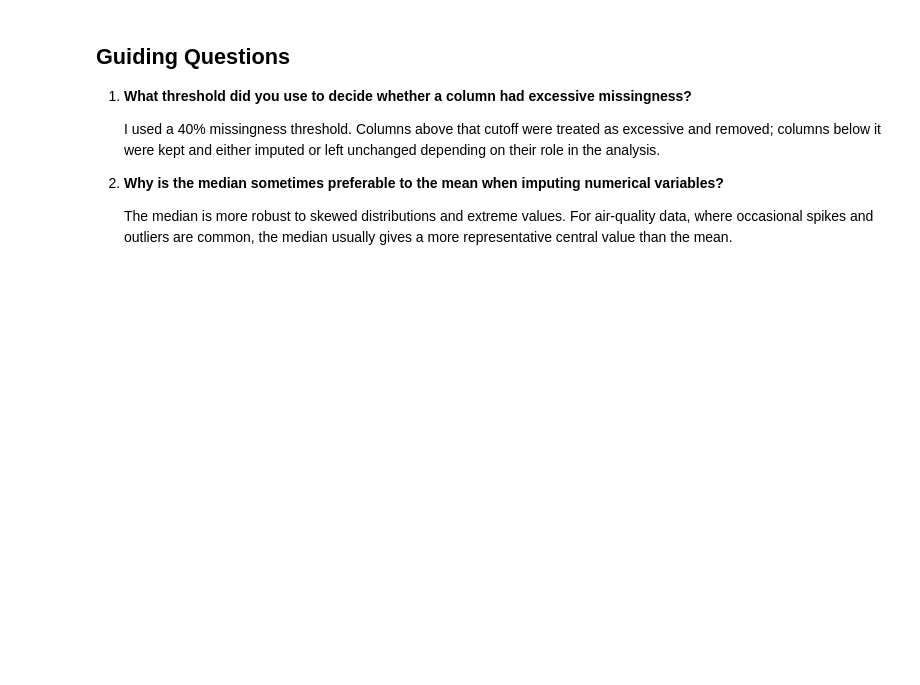
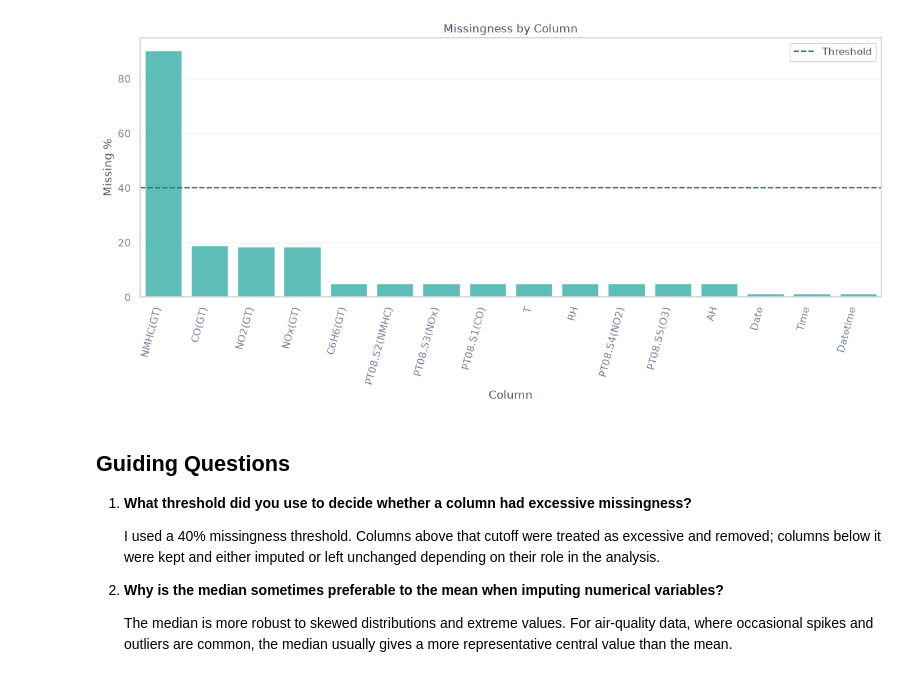
Before and after one commit to userejon31/Urban-Air-Quality-Data-Analysis, a Jupyter notebook: notebooks/02_missing_values.ipynb, the cells around one changed output. Saved outputs shown, nothing was run; the diff lists cells and outputs as text; code cells hidden in the pictures; blank space fills up the shorter version.

```diff
--- a/notebooks/02_missing_values.ipynb
+++ b/notebooks/02_missing_values.ipynb
@@ -94,16 +168,18 @@ display(df_clean.head())
 # %%
 # Visualize the missing-value profile so the decision threshold is easy to justify.
 plt.figure(figsize=(12, 6))
-sns.barplot(data=missing_df, x='column', y='missing_pct', color='#4c72b0')
-plt.axhline(MISSINGNESS_THRESHOLD * 100, color='tomato', linestyle='--', label='Threshold')
+sns.barplot(data=missing_df, x='column', y='missing_pct', color=PALETTE['aqua_primary'])
+plt.axhline(MISSINGNESS_THRESHOLD * 100, color=PALETTE['aqua_dark'], linestyle='--', label='Threshold')
 plt.xticks(rotation=75, ha='right')
 plt.ylabel('Missing %')
 plt.xlabel('Column')
 plt.title('Missingness by Column')
 plt.legend()
 plt.tight_layout()
 plt.savefig(FIGURES_DIR / 'missingness_by_column.png', dpi=150, bbox_inches='tight')
 plt.show()
+# %% [output]
+[figure, added]
 # %% [markdown]
 ## Guiding Questions
 
```
Also changed, not shown: parts of 7 cells of this notebook, 14 other files.
